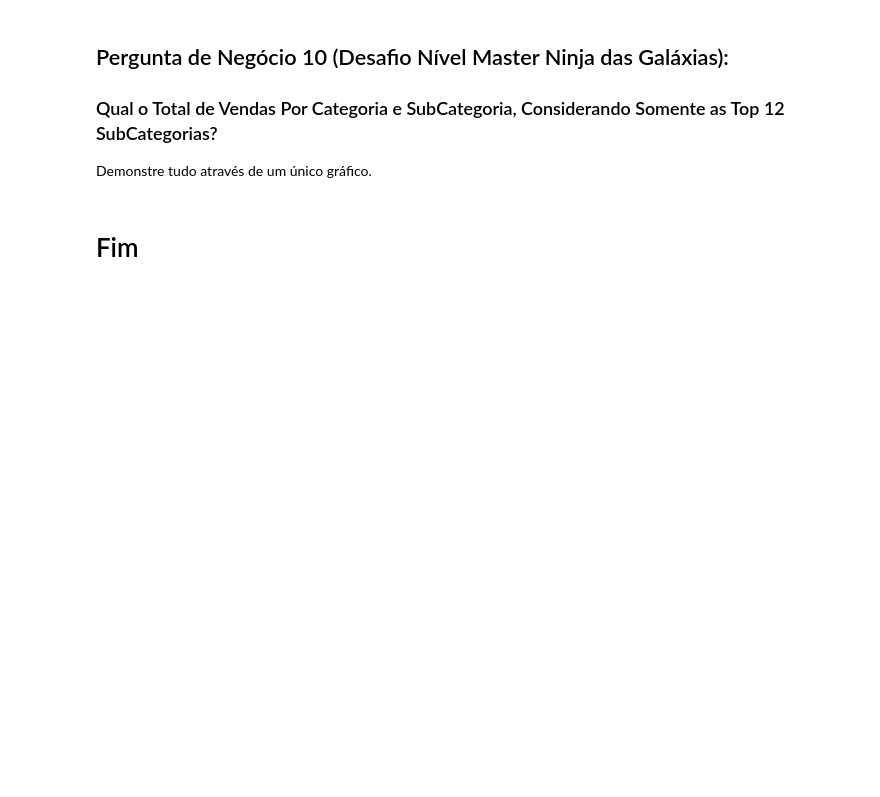
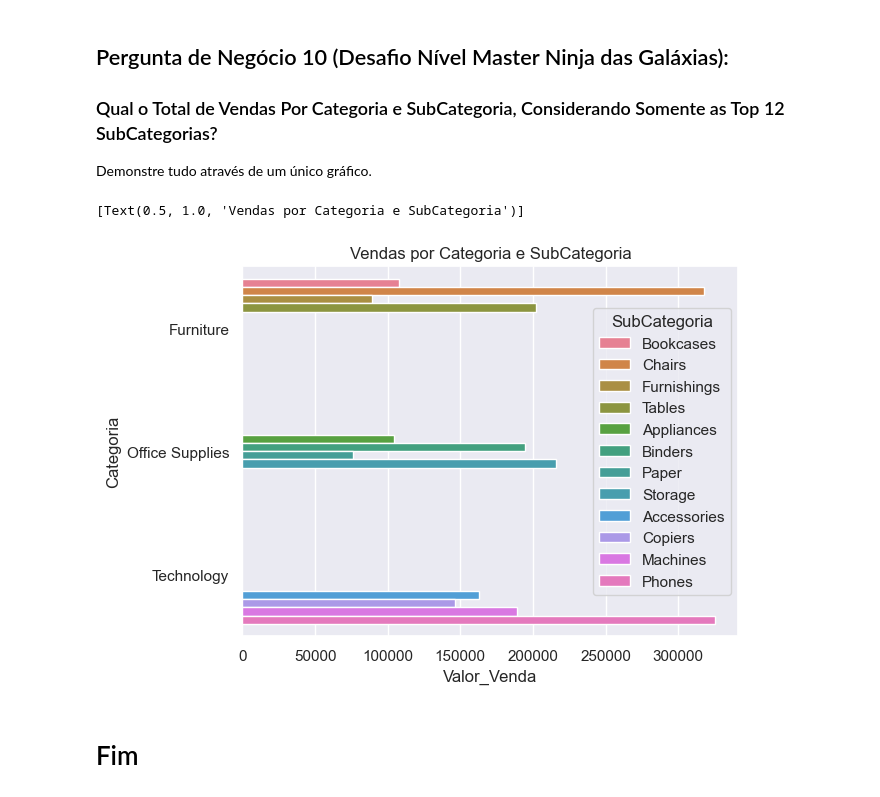
Before and after one commit to DraculK/DSA_Project_2, a Jupyter notebook: Projeto2.ipynb, the cells around one changed output. Cells and saved outputs as stored; diff of their text form; code cells hidden in the pictures; blank space fills up the shorter version.

```diff
--- a/Projeto2.ipynb
+++ b/Projeto2.ipynb
@@ -298,5 +300,22 @@ sns.relplot(
 ### Qual o Total de Vendas Por Categoria e SubCategoria, Considerando Somente as Top 12 SubCategorias?
 
 Demonstre tudo através de um único gráfico.
+# %%
+sub_vendas = df_dsa.groupby('SubCategoria')['Valor_Venda'].sum().reset_index()
+sub_vendas.sort_values(by=['Valor_Venda'], ascending=False, inplace=True)
+first_12 = sub_vendas['SubCategoria'].iloc[:12].to_list()
+# %%
+df_12_sub = df_dsa[df_dsa['SubCategoria'].isin(first_12)]
+# %%
+cat_and_subcat_df = df_12_sub.groupby(['Categoria', 'SubCategoria'])['Valor_Venda'].sum().reset_index()
+sns.barplot(
+    data=cat_and_subcat_df,
+    x='Valor_Venda',
+    y='Categoria',
+    hue='SubCategoria'
+).set(title="Vendas por Categoria e SubCategoria")
+# %% [output]
+[Text(0.5, 1.0, 'Vendas por Categoria e SubCategoria')]
+[figure, added]
 # %% [markdown]
 # Fim
```
Also changed, not shown: parts of 4 cells of this notebook.
